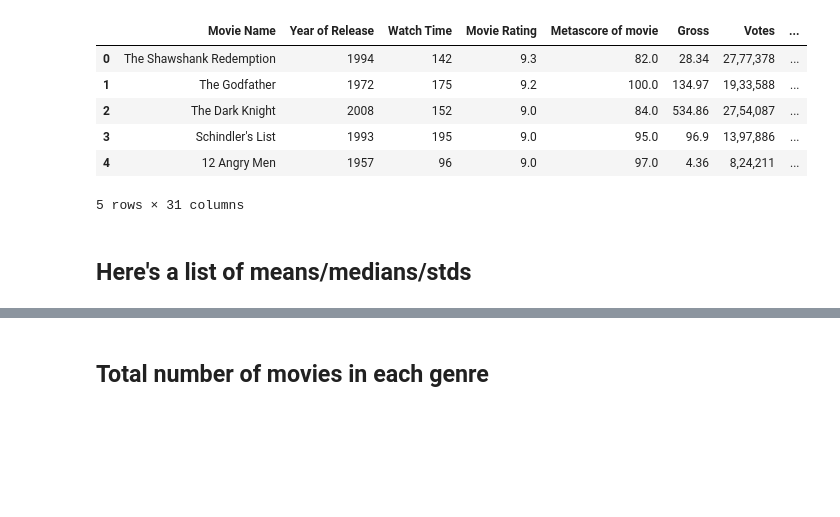
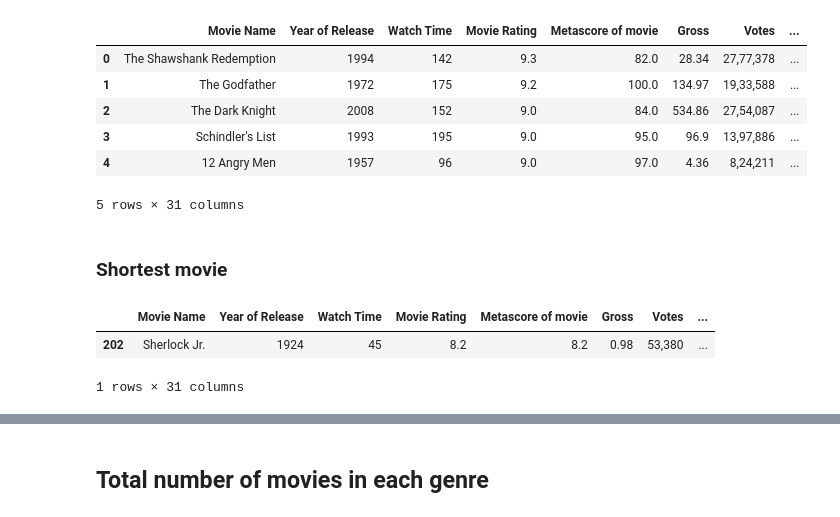
Before and after one commit to Simon-Sprouse/1000_Movies_Dataset, a Jupyter notebook: Statistics.ipynb, the cells around one changed output, grey strips where cells are left out. Saved outputs shown, nothing was run; the diff lists cells and outputs as text; code cells hidden in the pictures; blank space fills up the shorter version.

```diff
--- a/EDA.ipynb
+++ b/Statistics.ipynb
@@ -15,5 +16,11 @@ df.head()
 | 3 | Schindler's List | 1993 | 195 | 9.0 | 95.0 | 96.9 | 13,97,886 | ... |
 | 4 | 12 Angry Men | 1957 | 96 | 9.0 | 97.0 | 4.36 | 8,24,211 | ... |
 5 rows × 31 columns
-# %% [markdown]
-## Here's a list of means/medians/stds
+# %% [markdown]
+### Shortest movie
+# %%
+df.loc[df['Watch Time'] == df['Watch Time'].min()]
+# %% [output]
+|  | Movie Name | Year of Release | Watch Time | Movie Rating | Metascore of movie | Gross | Votes | ... |
+| 202 | Sherlock Jr. | 1924 | 45 | 8.2 | 8.2 | 0.98 | 53,380 | ... |
+1 rows × 31 columns
```
Also changed, not shown: parts of 18 cells of this notebook, 1 other file.
